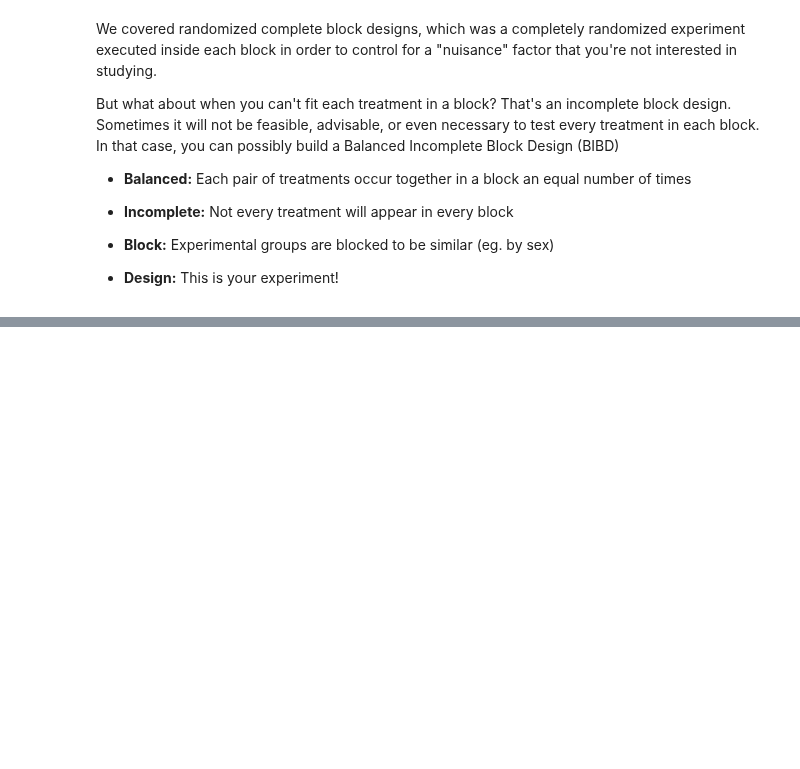
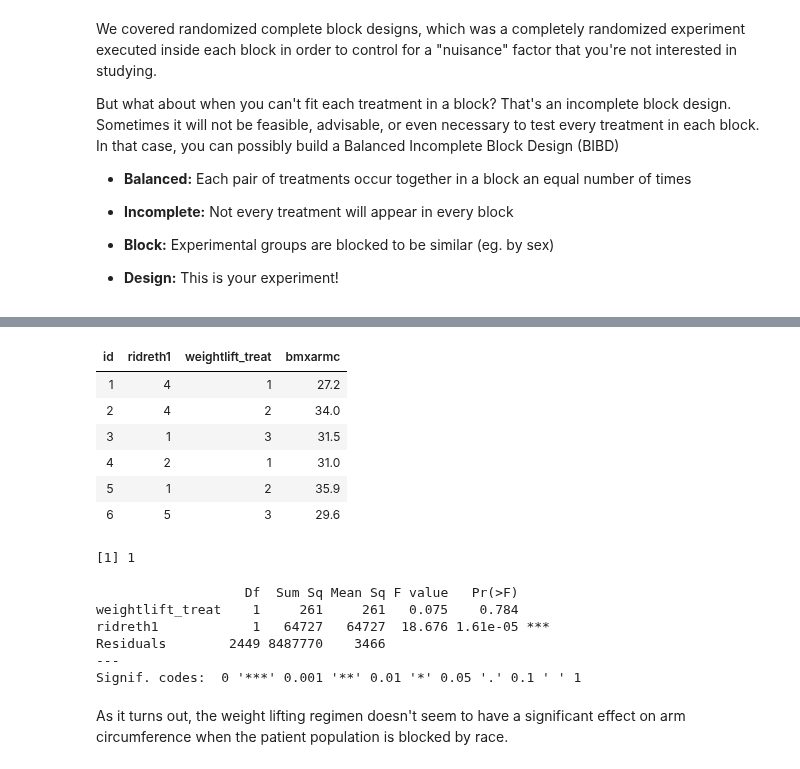
Before and after one commit to iamjz/R-Data, a Jupyter notebook: Design of Experiments.ipynb, the cells around one changed output, grey strips where cells are left out. Cells and saved outputs as stored; diff of their text form; code cells hidden in the pictures; blank space fills up the shorter version.

```diff
--- a/Design of Experiments.ipynb
+++ b/Design of Experiments.ipynb
@@ -1891,0 +1927,17 @@ Let's find the number of occurrences of AB, for example. Columns are our blockin
+# %%
+nhanes_final <- read.csv("datasets/nhanes_bibd.csv")
+# %%
+head(nhanes_final)
+# %% [output]
+| id | ridreth1 | weightlift_treat | bmxarmc |
+| 1 | 4 | 1 | 27.2 |
+| 2 | 4 | 2 | 34.0 |
+| 3 | 1 | 3 | 31.5 |
+| 4 | 2 | 1 | 31.0 |
+| 5 | 1 | 2 | 35.9 |
+| 6 | 5 | 3 | 29.6 |
+# %%
+# Does a BIBD exist here?
+lambda(t = 3, k = 2, r = 2)
+# %% [output]
+[1] 1
@@ -1891,0 +1949,12 @@ Let's find the number of occurrences of AB, for example. Columns are our blockin
+# %%
+weightlift_model <- aov(bmxarmc ~ weightlift_treat + ridreth1, data = nhanes_final)
+summary(weightlift_model)
+# %% [output]
+                   Df  Sum Sq Mean Sq F value   Pr(>F)
+weightlift_treat    1     261     261   0.075    0.784
+ridreth1            1   64727   64727  18.676 1.61e-05 ***
+Residuals        2449 8487770    3466
+---
+Signif. codes:  0 '***' 0.001 '**' 0.01 '*' 0.05 '.' 0.1 ' ' 1
+# %% [markdown]
+As it turns out, the weight lifting regimen doesn't seem to have a significant effect on arm circumference when the patient population is blocked by race.
```
Also changed, not shown: parts of 22 cells of this notebook, 1 other file.
